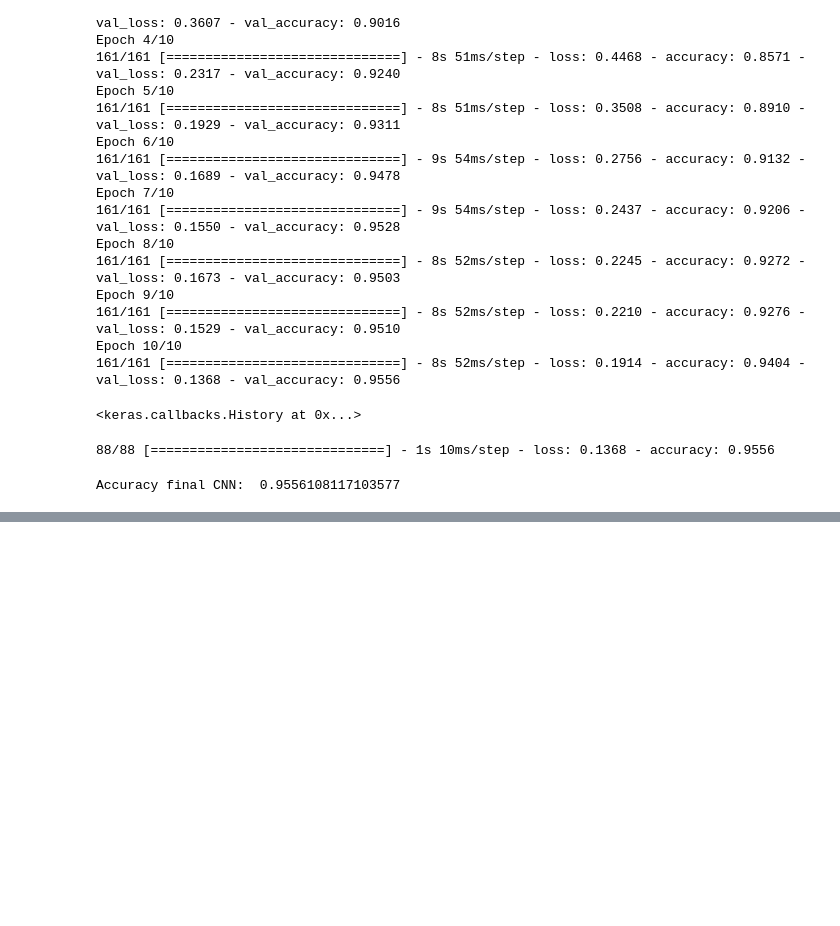
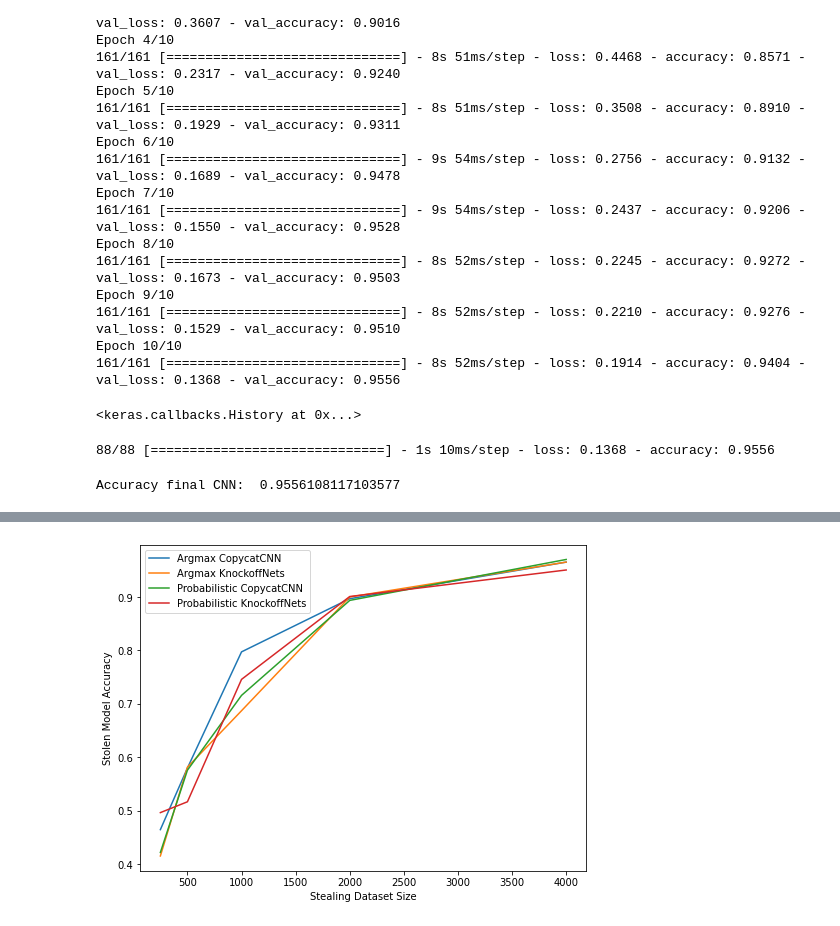
Before and after one commit to CamilaGO/Proyecto3---Security-DS, a Jupyter notebook: Parte1.ipynb, the cells around one changed output, grey strips where cells are left out. Cells and saved outputs as stored; diff of their text form; code cells hidden in the pictures; blank space fills up the shorter version.

```diff
--- a/Parte1.ipynb
+++ b/Parte1.ipynb
@@ -226,0 +228,10 @@ Probabilistic KnockoffNets : 0.5166082
+# %%
+df = pd.DataFrame(results, columns=('Method Name', 'Stealing Dataset Size', 'Accuracy'))
+fig, ax = plt.subplots(figsize=(8,6))
+ax.set_xlabel("Stealing Dataset Size")
+ax.set_ylabel("Stolen Model Accuracy")
+for name, group in df.groupby("Method Name"):
+    group.plot(1, 2, ax=ax, label=name)
+plt.show()
+# %% [output]
+[figure, added]
```
Also changed, not shown: parts of 1 cell of this notebook.
